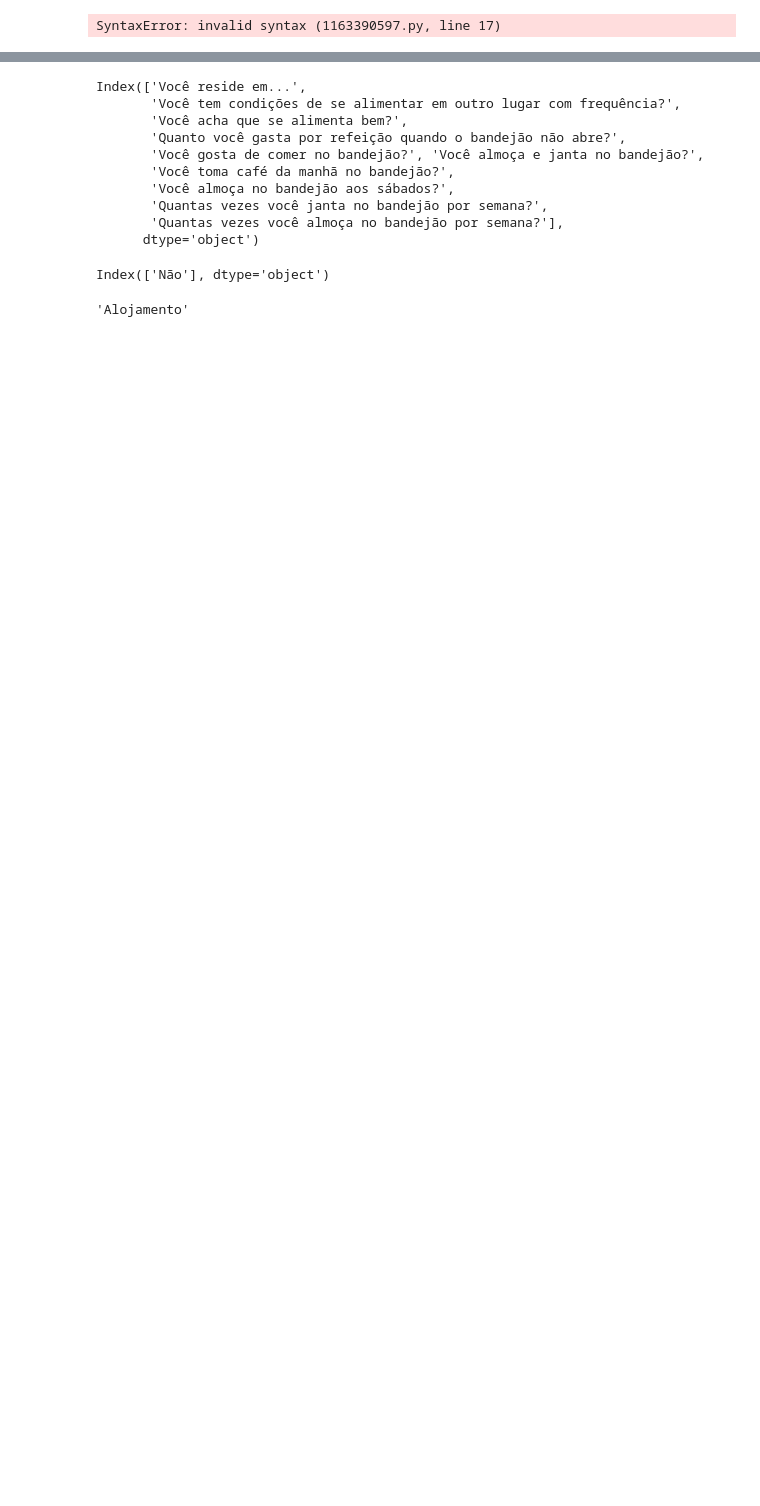
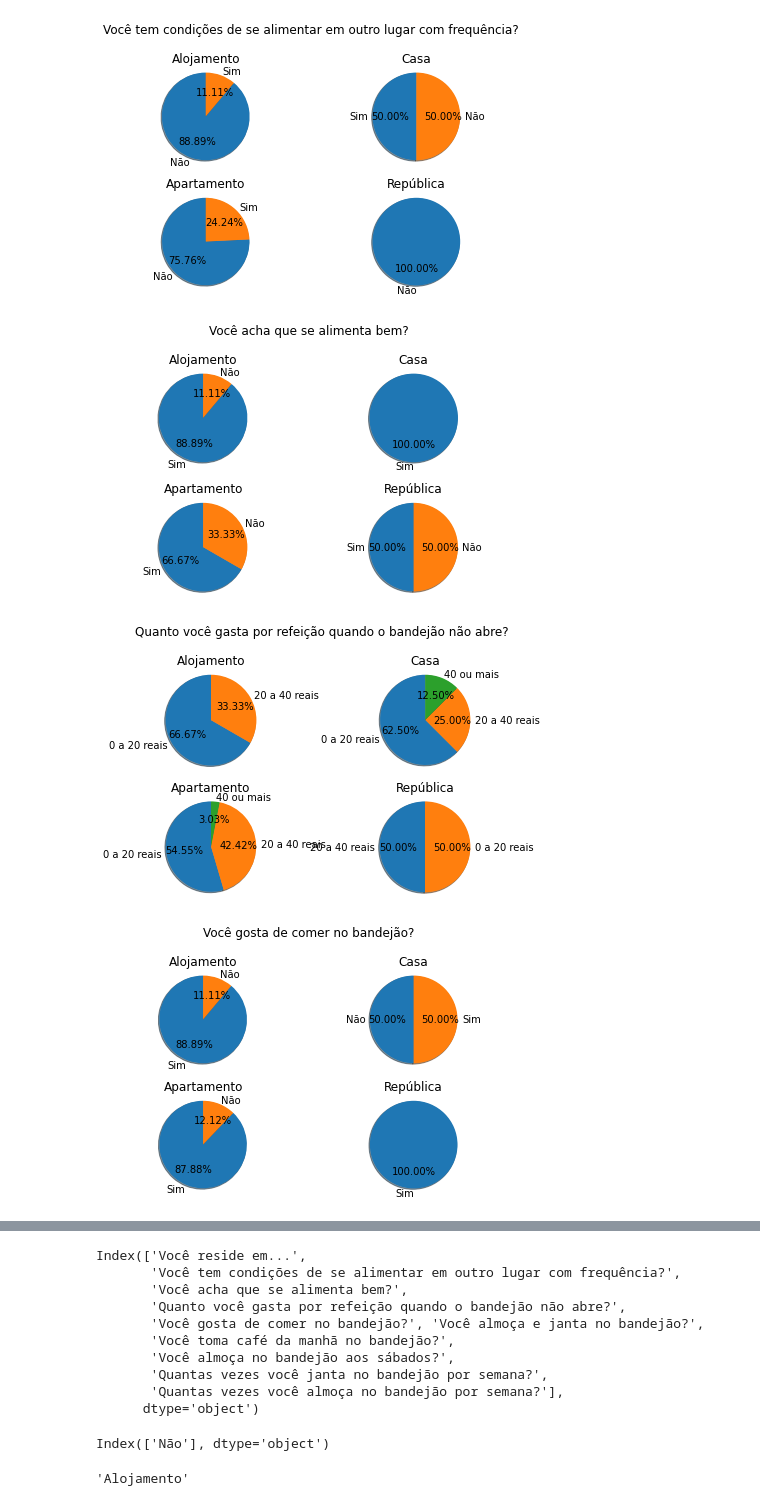
Before and after one commit to silmarp/SME0520-dependencia-alimentar-do-restaurante-universitario, a Jupyter notebook: Analize.ipynb, the cells around one changed output, grey strips where cells are left out. Cells and saved outputs as stored; diff of their text form; code cells hidden in the pictures; blank space fills up the shorter version.

Commit message:
feature: priting all questions with figures

```diff
--- a/Analize.ipynb
+++ b/Analize.ipynb
@@ -32,22 +30,37 @@ apartamento = results_csv.groupby('Você reside em...').get_group("Apartamento")
 rep = results_csv.groupby('Você reside em...').get_group("República")
 mods = [aloja, casa, apartamento, rep]
 # %%
-fig, axs = plt.subplots(2,2)
-axs = [axs[0][0], axs[0][1], axs[1][0], axs[1][1]]
-fig.suptitle('Você tem condições de se alimentar em outro lugar com frequência?')
+questions = ["Você tem condições de se alimentar em outro lugar com frequência?",
+             "Você acha que se alimenta bem?",
+             "Quanto você gasta por refeição quando o bandejão não abre?",
+             "Você gosta de comer no bandejão?",
+             "Você almoça e janta no bandejão?",
+             "Você toma café da manhã no bandejão?",
+             "Você almoça no bandejão aos sábados?",
+             "Quantas vezes você janta no bandejão por semana?",
+             "Quantas vezes você almoça no bandejão por semana?"]
 
-for mod, ax in zip(mods, axs):
-    data = mod['Você tem condições de se alimentar em outro lugar com frequência?'].value_counts()
+for question in questions:
+    fig, axs = plt.subplots(2,2)
+    axs = [axs[0][0], axs[0][1], axs[1][0], axs[1][1]]
+    fig.suptitle(question)
 
-    labels = data.keys()
-    sizes = data.values
+    for mod, ax in zip(mods, axs):
+        data = mod[question].value_counts()
 
-    texts = ax.pie(sizes, labels=labels, autopct='%1.1f%%',
-        shadow=True, startangle=180, textprops={'color':"w"})
-    ax.axis('equal')
-    ax.set_title(mod["Você reside em..."].values[0]
+        labels = data.keys()
+        sizes = data.values
 
-plt.tight_layout()
-plt.show()
+        texts = ax.pie(sizes, labels=labels, autopct='%1.2f%%',
+            shadow=True, startangle=90, textprops={'color':"black"})
+        ax.axis('equal')
+        ax.set_title(mod["Você reside em..."].values[0])
+
+    plt.tight_layout()
+    plt.show()
+    print("\n")
 # %% [output]
-SyntaxError: invalid syntax (1163390597.py, line 17)
+[figure, added]
+[figure, added]
+[figure, added]
+[figure, added]
```
Also changed, not shown: parts of 2 cells of this notebook.
